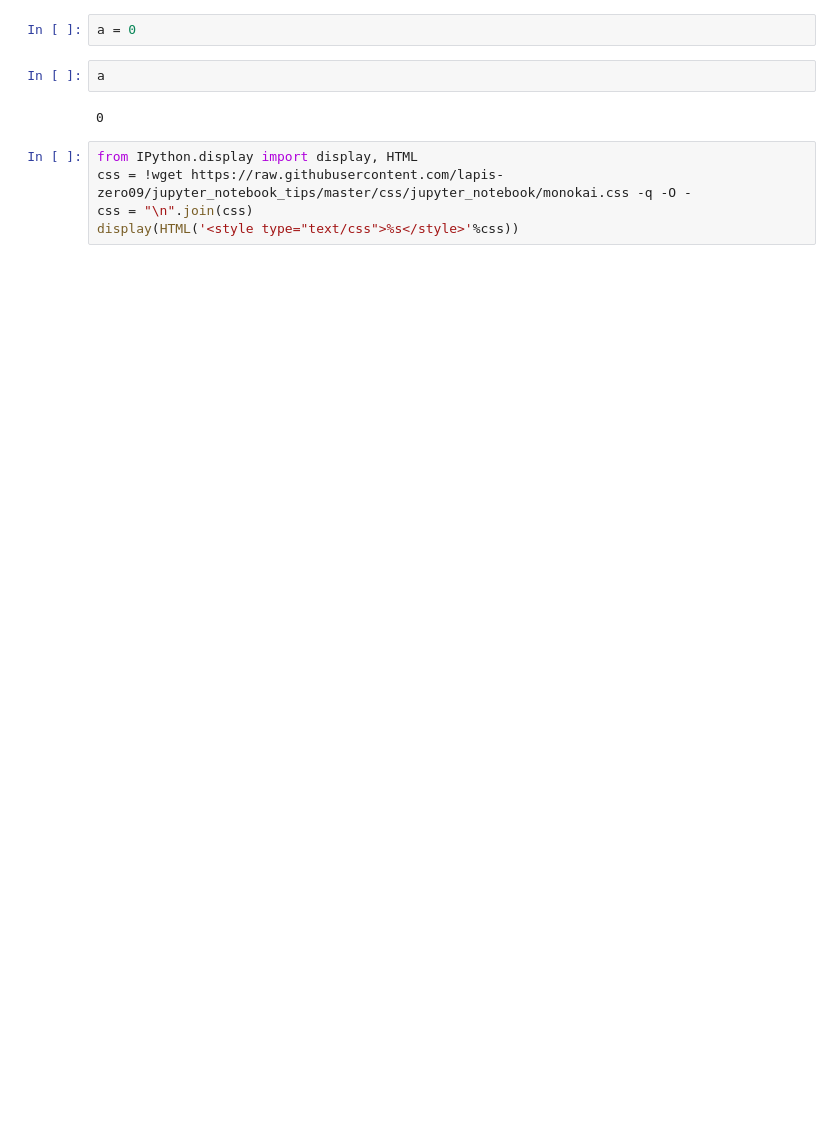
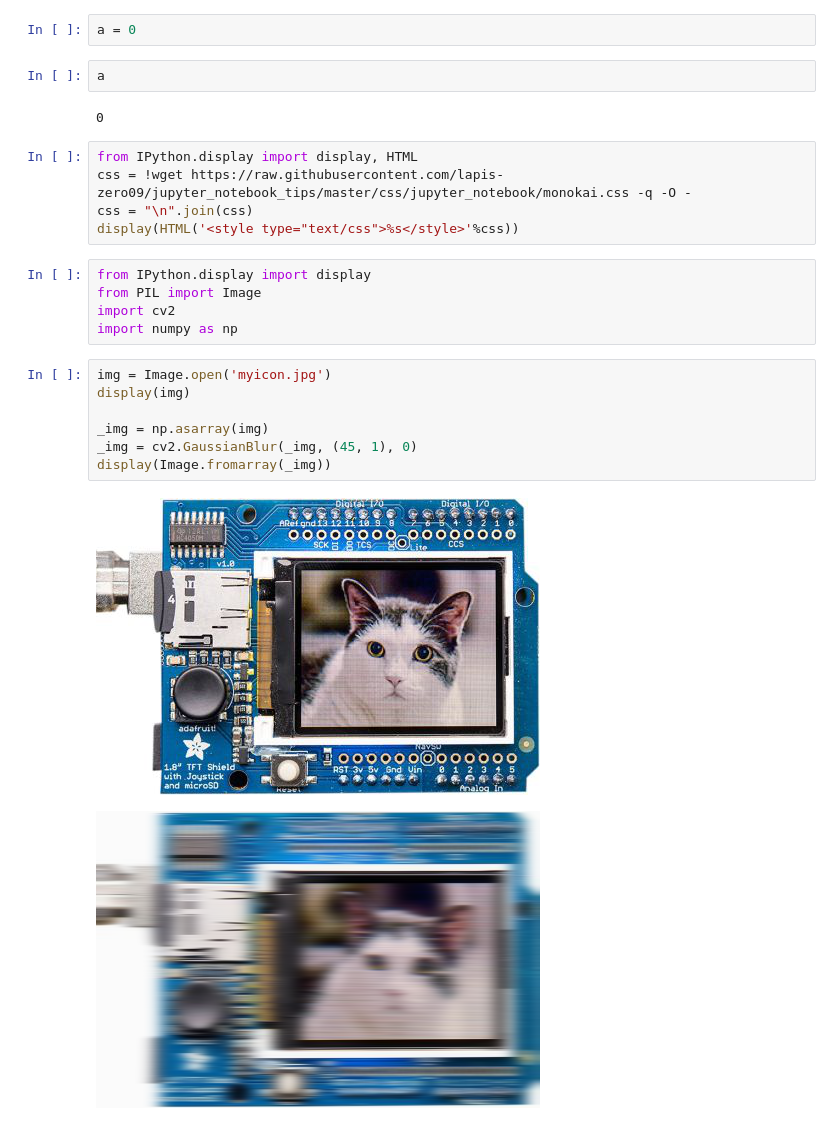
Before and after one commit to sug1t0m0/jupyter_on_docker, a Jupyter notebook: adapting_css_test.ipynb, the cells around one changed output. Saved outputs shown, nothing was run; the diff lists cells and outputs as text; blank space fills up the shorter version.

```diff
--- a/adapting_css_test.ipynb
+++ b/adapting_css_test.ipynb
@@ -9,3 +9,18 @@ from IPython.display import display, HTML
 css = !wget https://raw.githubusercontent.com/lapis-zero09/jupyter_notebook_tips/master/css/jupyter_notebook/monokai.css -q -O -
 css = "\n".join(css)
 display(HTML('<style type="text/css">%s</style>'%css))
+# %%
+from IPython.display import display
+from PIL import Image
+import cv2
+import numpy as np
+# %%
+img = Image.open('myicon.jpg')
+display(img)
+
+_img = np.asarray(img)
+_img = cv2.GaussianBlur(_img, (45, 1), 0)
+display(Image.fromarray(_img))
+# %% [output]
+[figure, added]
+[figure, added]
```
